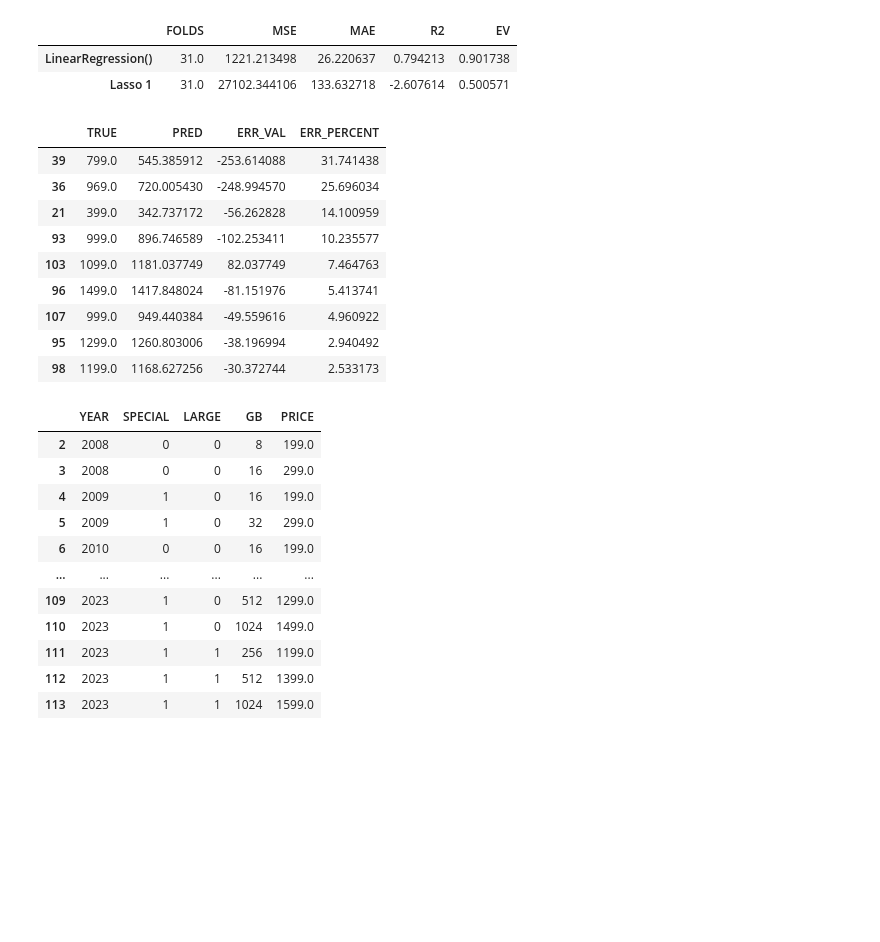
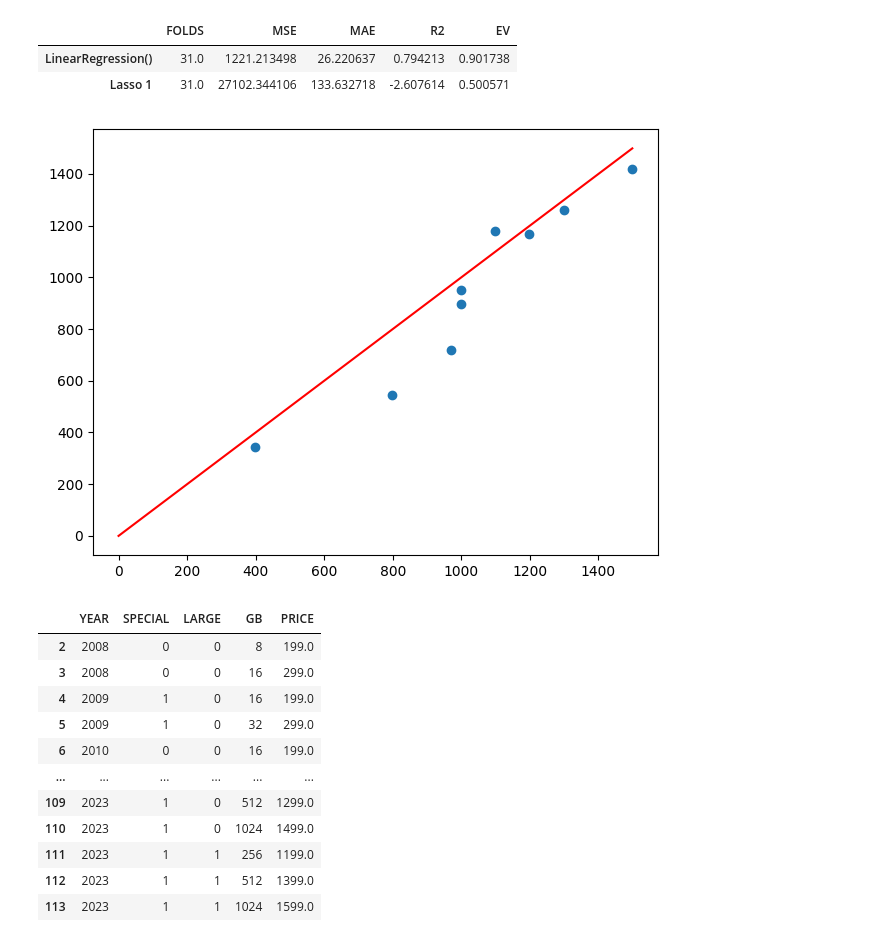
Before and after one commit to Tahsin-T-Ahmed/iphone-price-prediction-ai, a Jupyter notebook: model.ipynb, the cells around one changed output. Saved outputs shown, nothing was run; the diff lists cells and outputs as text; code cells hidden in the pictures; blank space fills up the shorter version.

Commit message:
added Lasso 2 predictions graph and observation

```diff
--- a/model.ipynb
+++ b/model.ipynb
@@ -410,43 +410,42 @@ binary_features_lasso2 = binary_features_linreg.copy()
 
 X_lasso2 = iphones_lasso2[numerical_features_lasso2 + binary_features_lasso2]
 y_lasso2 = iphones_lasso2["PRICE"]
 
 # split dataset for Lasso 2
 X_lasso2_train, X_lasso2_test, y_lasso2_train, y_lasso2_test = train_test_split(X_lasso2, y_lasso2,
                                                                                 test_size=9/99,
                                                                                 random_state=1
                                                                                 )
 
 # standardize dataset for Lasso 2
 scaler.fit(X_lasso2_train[numerical_features_lasso2])
 X_lasso2_train[numerical_features_lasso2] = scaler.fit_transform(X_lasso2_train[numerical_features_lasso2])
 X_lasso2_test[numerical_features_lasso2] = scaler.fit_transform(X_lasso2_test[numerical_features_lasso2])
 
 # train Lasso 2 model
 lasso2reg = Lasso()
 lasso2reg.fit(X_lasso2_train, y_lasso2_train)
 y_lasso2_pred = lasso2reg.predict(X_lasso2_test)
 
 lasso2reg_results = pd.DataFrame({
     "TRUE": y_lasso2_test,
     "PRED": y_lasso2_pred,
     "ERR_VAL": y_lasso2_pred - y_lasso2_test
 })
 
 lasso2reg_results["ERR_PERCENT"] = 100 * (lasso2reg_results["ERR_VAL"] / lasso2reg_results["TRUE"]).abs()
 
 lasso2reg_results.sort_values(by="ERR_PERCENT", ascending=False)
+
+fig, ax = plt.subplots()
+ax.scatter(lasso2reg_results["TRUE"], lasso2reg_results["PRED"])
+ax.plot([0, lasso2reg_results["TRUE"].max()], [0, lasso2reg_results["TRUE"].max()], color="red")
+fig.tight_layout()
+
+# WE OBSERVE THAT LASSO 2 IS UNDERESTIMATING PREDICTIONS IN MOST CASES
+# THERE IS ROOM FOR IMPROVEMENT
 # %% [output]
-|  | TRUE | PRED | ERR_VAL | ERR_PERCENT |
-| 39 | 799.0 | 545.385912 | -253.614088 | 31.741438 |
-| 36 | 969.0 | 720.005430 | -248.994570 | 25.696034 |
-| 21 | 399.0 | 342.737172 | -56.262828 | 14.100959 |
-| 93 | 999.0 | 896.746589 | -102.253411 | 10.235577 |
-| 103 | 1099.0 | 1181.037749 | 82.037749 | 7.464763 |
-| 96 | 1499.0 | 1417.848024 | -81.151976 | 5.413741 |
-| 107 | 999.0 | 949.440384 | -49.559616 | 4.960922 |
-| 95 | 1299.0 | 1260.803006 | -38.196994 | 2.940492 |
-| 98 | 1199.0 | 1168.627256 | -30.372744 | 2.533173 |
+[figure, added]
 # %%
 saveOutput(iphones, "iphones_output.csv")
 saveOutput(iphones_linreg, "iphones_linreg_output.csv")
```
